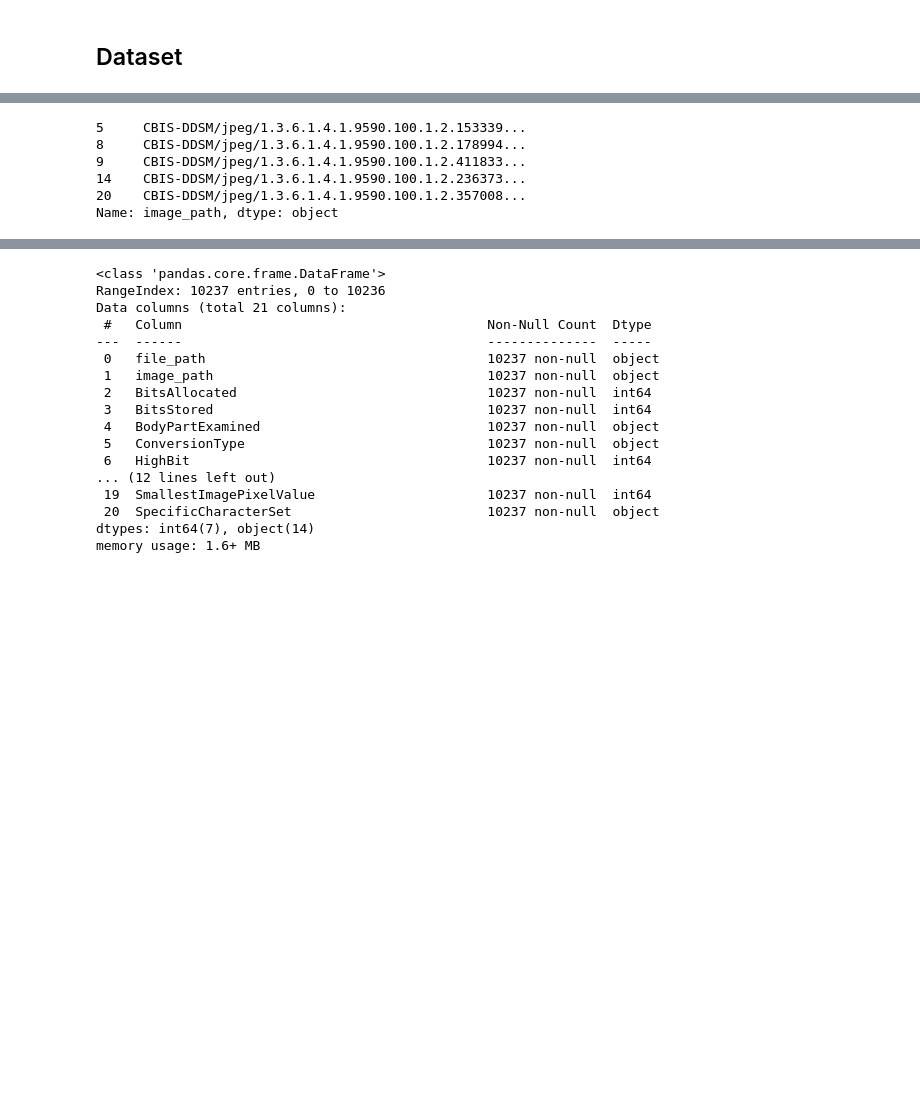
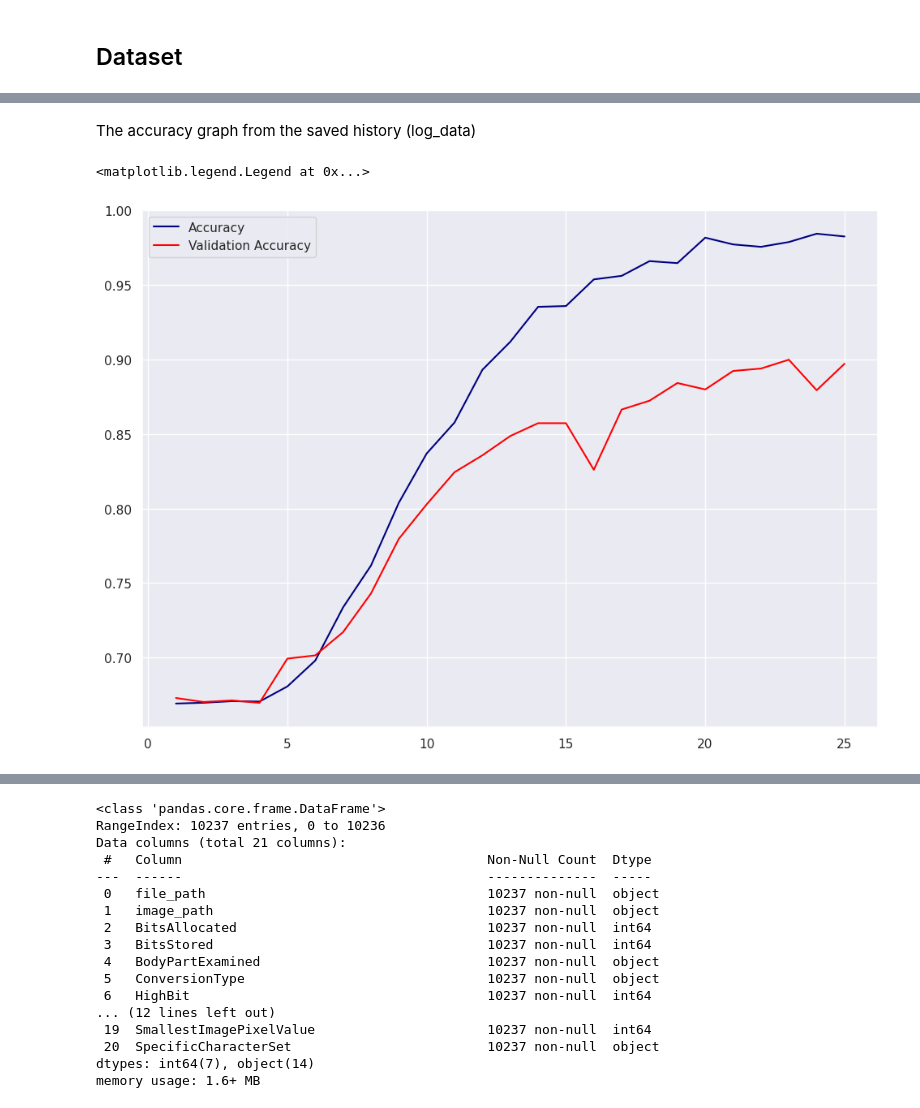
Before and after one commit to gomu-gomu/ma-dl-projet-1, a Jupyter notebook: src/main.ipynb, the cells around one changed output, grey strips where cells are left out. Cells and saved outputs as stored; diff of their text form; code cells hidden in the pictures; blank space fills up the shorter version.

```diff
--- a/src/main.ipynb
+++ b/src/main.ipynb
@@ -151,11 +163,12 @@ for image in full_mammogram_images[0:10]:
+# %% [markdown]
+The accuracy graph from the saved history (log_data)
 # %%
-ROI_mask_images = dicom_data[dicom_data.SeriesDescription == 'ROI mask images'].image_path
-ROI_mask_images.head()
+sns.set(rc={'figure.figsize':(11.7,8.27)})
+
+plt.plot(np.arange(1, len(log_data['accuracy'])+1,1), log_data['accuracy'], color='navy', label = 'Accuracy')
+plt.plot(np.arange(1, len(log_data['accuracy'])+1,1), log_data['val_accuracy'], color='red', label='Validation Accuracy')
+plt.legend()
 # %% [output]
-5     CBIS-DDSM/jpeg/1.3.6.1.4.1.9590.100.1.2.153339...
-8     CBIS-DDSM/jpeg/1.3.6.1.4.1.9590.100.1.2.178994...
-9     CBIS-DDSM/jpeg/1.3.6.1.4.1.9590.100.1.2.411833...
-14    CBIS-DDSM/jpeg/1.3.6.1.4.1.9590.100.1.2.236373...
-20    CBIS-DDSM/jpeg/1.3.6.1.4.1.9590.100.1.2.357008...
-Name: image_path, dtype: object
+<matplotlib.legend.Legend at 0x...>
+[figure, added]
 # %%
```
Also changed, not shown: parts of 21 cells of this notebook, 1 other file.
